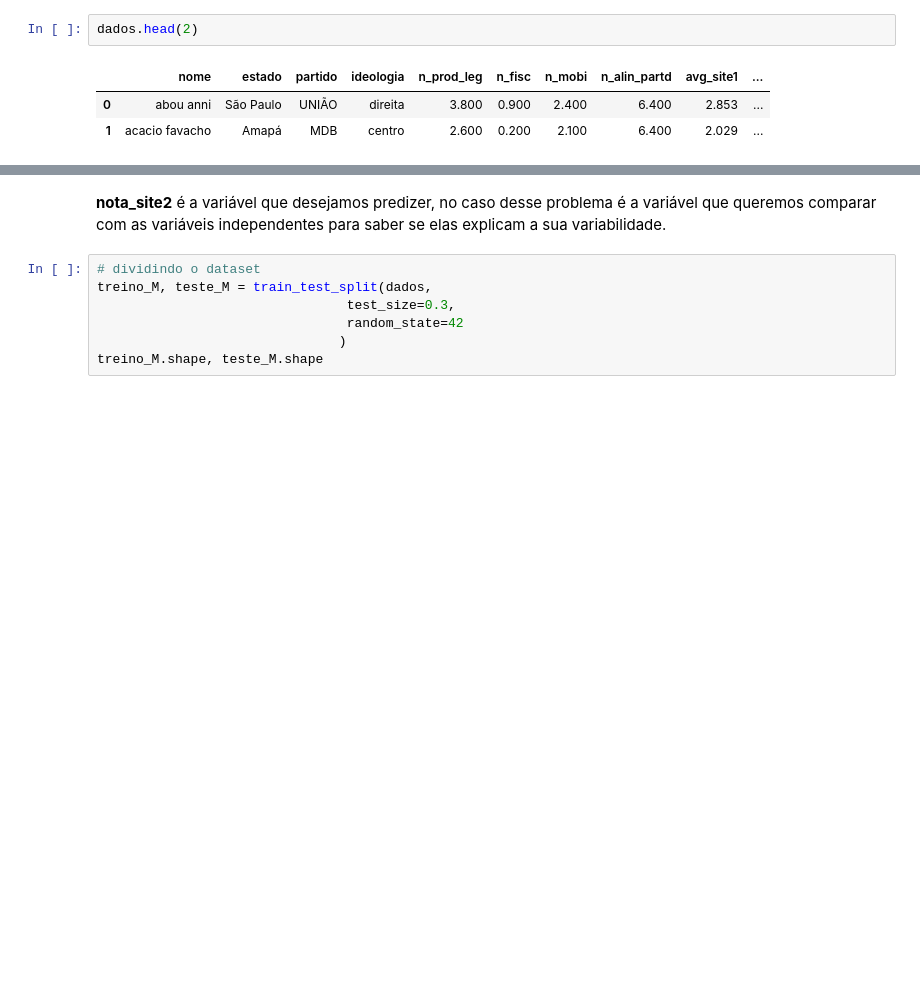
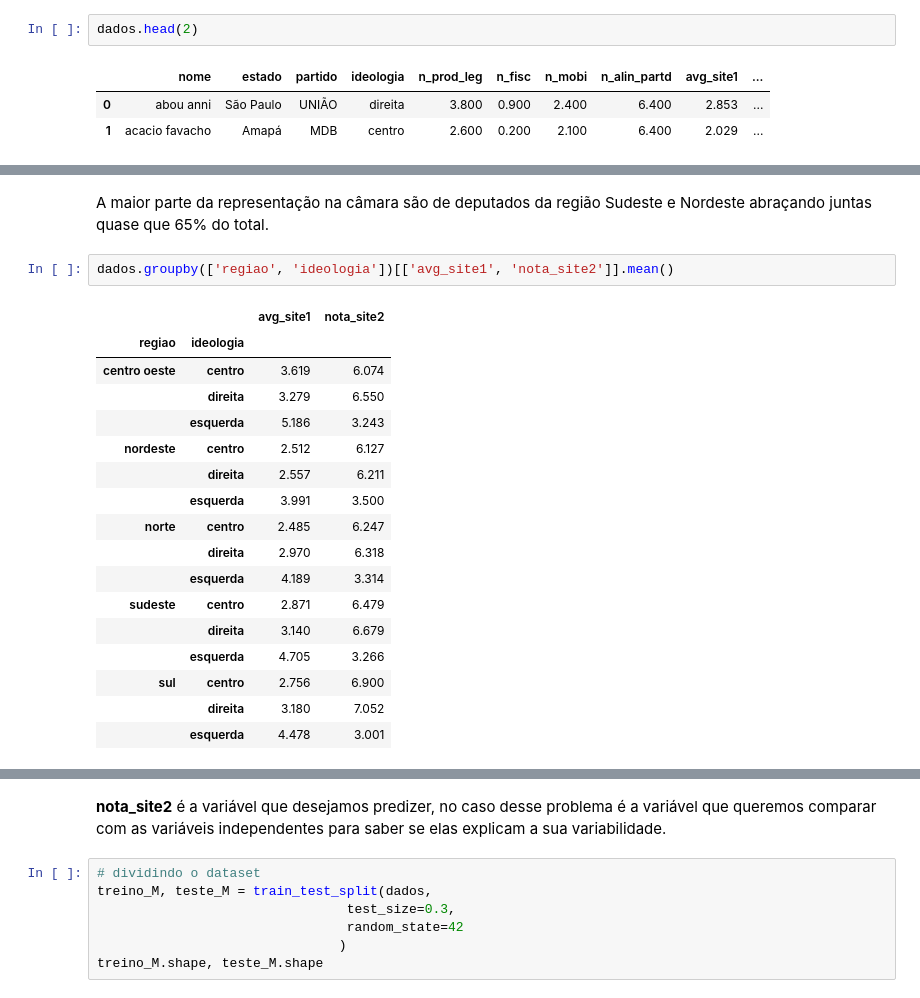
Before and after one commit to AndreMoura88/Notas_de_deputados, a Jupyter notebook: MachineLearning.ipynb, the cells around one changed output, grey strips where cells are left out. Saved outputs shown, nothing was run; the diff lists cells and outputs as text; blank space fills up the shorter version.

```diff
--- a/MachineLearning.ipynb
+++ b/MachineLearning.ipynb
@@ -143,0 +172,22 @@ dados.head(2)
+# %% [markdown]
+A maior parte da representação na câmara são de deputados da região Sudeste e Nordeste abraçando juntas quase que 65% do total.
+# %%
+dados.groupby(['regiao', 'ideologia'])[['avg_site1', 'nota_site2']].mean()
+# %% [output]
+|  |  | avg_site1 | nota_site2 |
+| regiao | ideologia |  |  |
+| centro oeste | centro | 3.619 | 6.074 |
+|  | direita | 3.279 | 6.550 |
+|  | esquerda | 5.186 | 3.243 |
+| nordeste | centro | 2.512 | 6.127 |
+|  | direita | 2.557 | 6.211 |
+|  | esquerda | 3.991 | 3.500 |
+| norte | centro | 2.485 | 6.247 |
+|  | direita | 2.970 | 6.318 |
+|  | esquerda | 4.189 | 3.314 |
+| sudeste | centro | 2.871 | 6.479 |
+|  | direita | 3.140 | 6.679 |
+|  | esquerda | 4.705 | 3.266 |
+| sul | centro | 2.756 | 6.900 |
+|  | direita | 3.180 | 7.052 |
+|  | esquerda | 4.478 | 3.001 |
```
Also changed, not shown: parts of 39 cells of this notebook.
